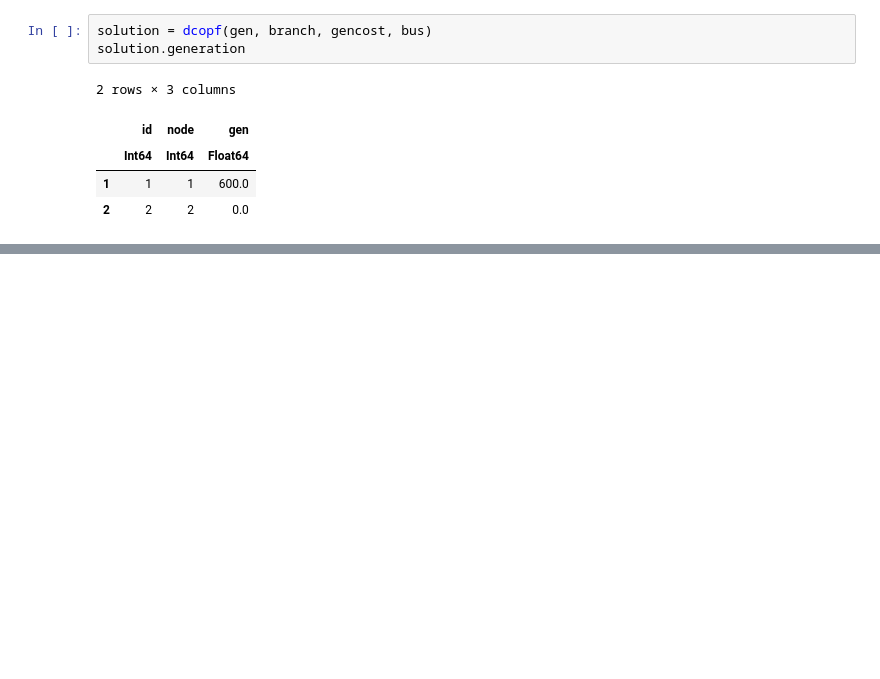
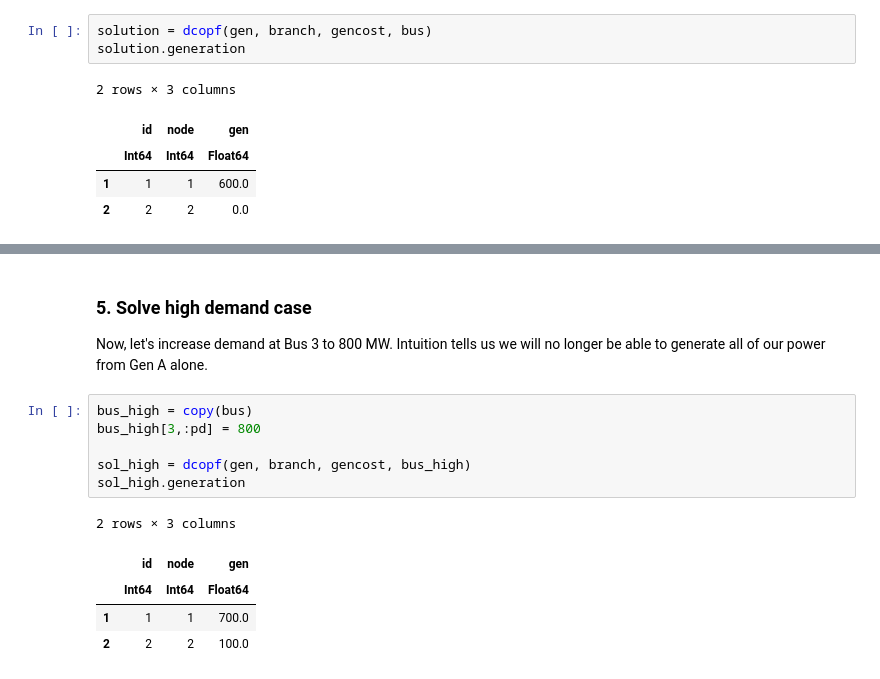
Before and after one commit to Power-Systems-Optimization-Course/power-systems-optimization, a Jupyter notebook: Notebooks/06-Optimal-Power-Flow.ipynb, the cells around one changed output, grey strips where cells are left out. Drawn from its saved outputs; the diff is of its cells as text; blank space fills up the shorter version.

```diff
--- a/Notebooks/06-Optimal-Power-Flow.ipynb
+++ b/Notebooks/06-Optimal-Power-Flow.ipynb
@@ -430,0 +460,16 @@ solution.flows
+# %% [markdown]
+### 5. Solve high demand case
+
+Now, let's increase demand at Bus 3 to 800 MW. Intuition tells us we will no longer be able to generate all of our power from Gen A alone.
+# %%
+bus_high = copy(bus)
+bus_high[3,:pd] = 800
+
+sol_high = dcopf(gen, branch, gencost, bus_high)
+sol_high.generation
+# %% [output]
+2 rows × 3 columns
+|  | id | node | gen |
+|  | Int64 | Int64 | Float64 |
+| 1 | 1 | 1 | 700.0 |
+| 2 | 2 | 2 | 100.0 |
```
Also changed, not shown: parts of 16 cells of this notebook.
